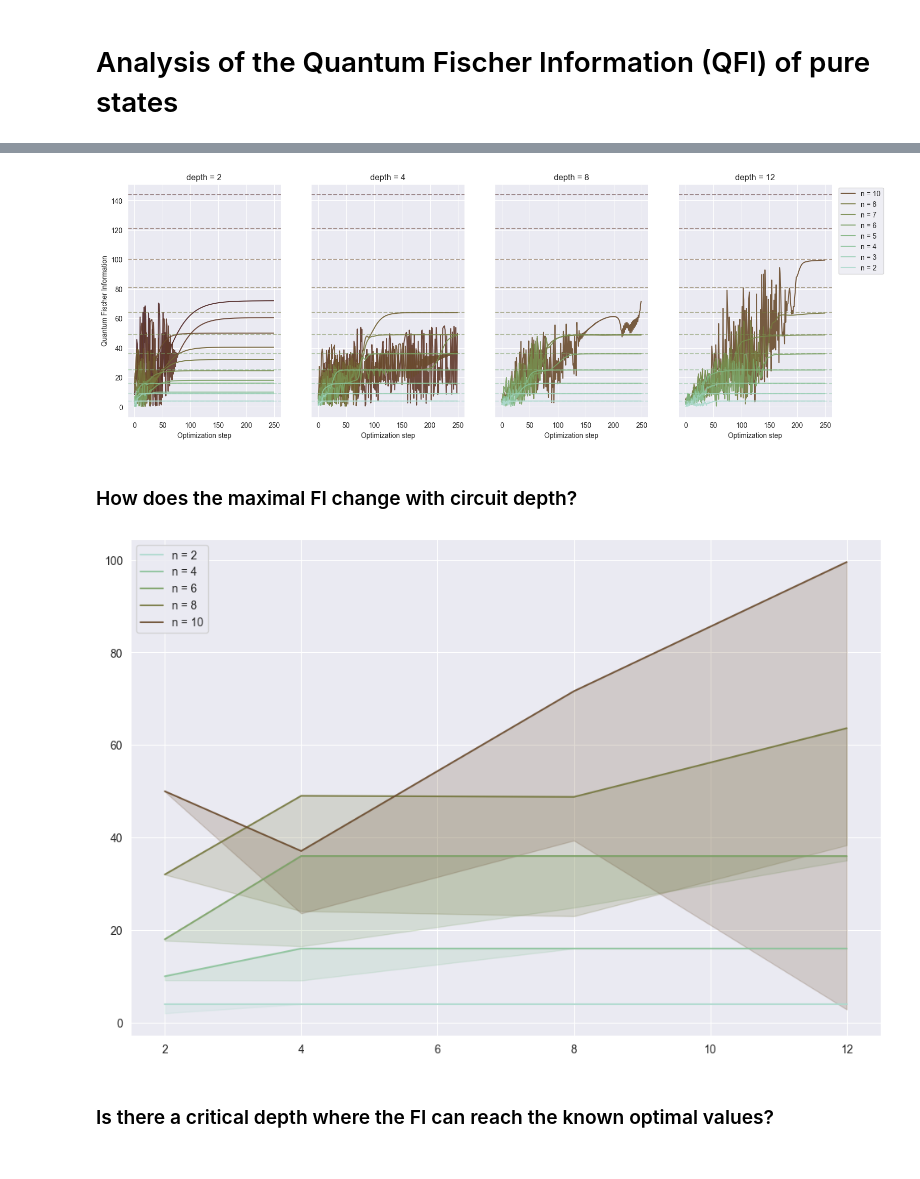
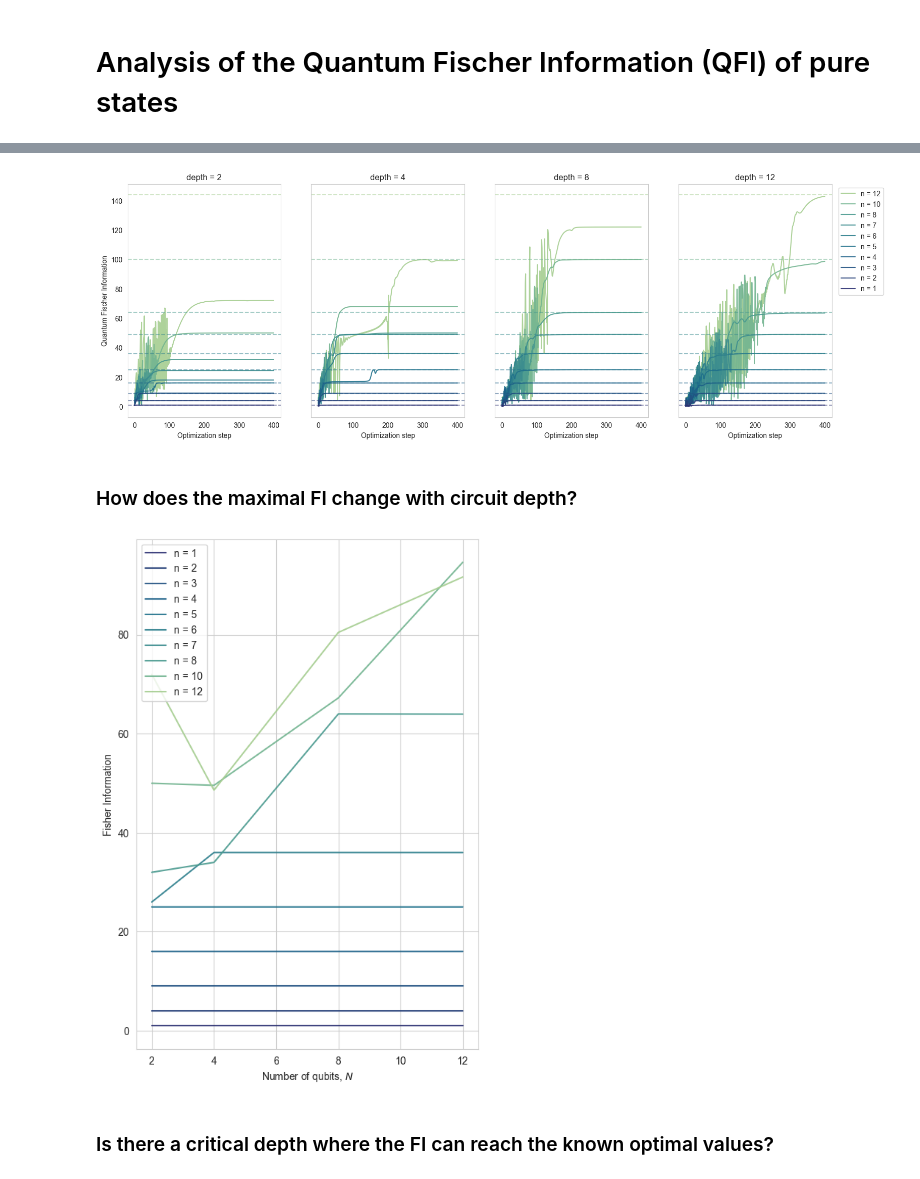
Before and after one commit to benjimaclellan/queso, a Jupyter notebook: experiments/analyze_pure_qfi.ipynb, the cells around one changed output, grey strips where cells are left out. Saved outputs shown, nothing was run; the diff lists cells and outputs as text; code cells hidden in the pictures.

```diff
--- a/experiments/analyze_pure_qfi.ipynb
+++ b/experiments/analyze_pure_qfi.ipynb
@@ -20,7 +20,7 @@ def load_data(io, ns, ks):
                 _df = io.load_dataframe(fid.stem)
 
                 # fix datatype issues
-                _df["cfi"] = _df["cfi"].astype('float64')
+                _df["fi"] = _df["fi"].astype('float64')
 
             else:
                 _df = None
@@ -31,8 +31,9 @@ def load_data(io, ns, ks):
 
     return data
 
-io = IO(folder=r"pure_qfi_batch_sweep", verbose=False)
-ns = [2, 3, 4, 5, 6, 7, 8, 9, 10, 11, 12]
+# io = IO(folder=r"pure_qfi_batch_sweep/trapped_ion_ansatz/optimization", verbose=False)
+io = IO(folder=r"pure_qfi_batch_sweep/cnot_2local_ansatz/optimization", verbose=False)
+ns = [1, 2, 3, 4, 5, 6, 7, 8, 10, 12]
 ks = [1, 2, 3, 4, 5, 6, 7, 8, 9, 10, 11, 12]
 data = load_data(io, ns, ks)
 # %%
@@ -43,6 +62,6 @@ for n in ns:
 # %%
 fig, axs = plt.subplots(nrows=1, ncols=4, figsize=[18, 6], sharey=True)
-colors = sns.cubehelix_palette(start=0.5, rot=0.75, dark=0.2, light=.8, as_cmap=True)
+colors = sns.color_palette("crest_r", as_cmap=True)
 norm = lambda x: (x - np.min(ns))/(np.max(ns) - np.min(ns))
 
 ks = (2, 4, 8, 12)
@@ -55,7 +74,7 @@ for ax, k in zip(axs, ks):
         df = data[n][k]
         if df is None:
             continue
-        row = df.loc[df["cfi"].idxmax()]
+        row = df.loc[df["fi"].idxmax()]
 
         ax.plot(row.loss, color=color, alpha=0.9, label=f"n = {n}")
 
@@ -64,37 +83,38 @@ for ax, k in zip(axs, ks):
         ax.set(ylabel="Quantum Fischer Information")
     if ax == axs[-1]:
         ax.legend(loc='upper left', bbox_to_anchor=(1.02, 1), ncol=1)
-
+    ax.grid(None)
 plt.show()
 # %% [output]
-[figure, old version]
+[figure, new version]
 # %% [markdown]
 ### How does the maximal FI change with circuit depth?
 # %%
-fig, ax = plt.subplots(nrows=1, ncols=1, figsize=[12, 8])
-colors = sns.cubehelix_palette(start=0.5, rot=0.75, dark=0.2, light=.8, as_cmap=True)
+fig, ax = plt.subplots(nrows=1, ncols=1, figsize=[6, 9])
+colors = sns.color_palette("crest_r", as_cmap=True)
 norm = lambda x: (x - np.min(ns))/(np.max(ns) - np.min(ns))
 
-for i, n in enumerate(ns[0:-1:2]):
+for i, n in enumerate(ns):
     x, qfi, qfi_min = [], [], []
     for k in ks:
         # color = colors[i]
         color = colors(norm(n))
 
         df = data[n][k]
         if df is None:
             continue
         x.append(k)
-        qfi.append(df["cfi"].max())
-        qfi_min.append(df["cfi"].min())
+        qfi.append(df["fi"].max())
+        qfi_min.append(df["fi"].min())
 
     ax.plot(x, qfi, color=color, alpha=0.9, label=f"n = {n}")
-    ax.fill_between(x, qfi, qfi_min, color=color, alpha=0.2)  #colors(norm(n))
+    # ax.fill_between(x, qfi, qfi_min, color=color, alpha=0.2)  #colors(norm(n))
 
+ax.set(xlabel="Number of qubits, $N$", ylabel="Fisher Information")
 ax.legend()
 plt.show()
 # %% [output]
-[figure, old version]
+[figure, new version]
 # %% [markdown]
 ### Is there a critical depth where the FI can reach the known optimal values?
 # %%
```
Also changed, not shown: parts of 3 cells of this notebook, 4 other files.
